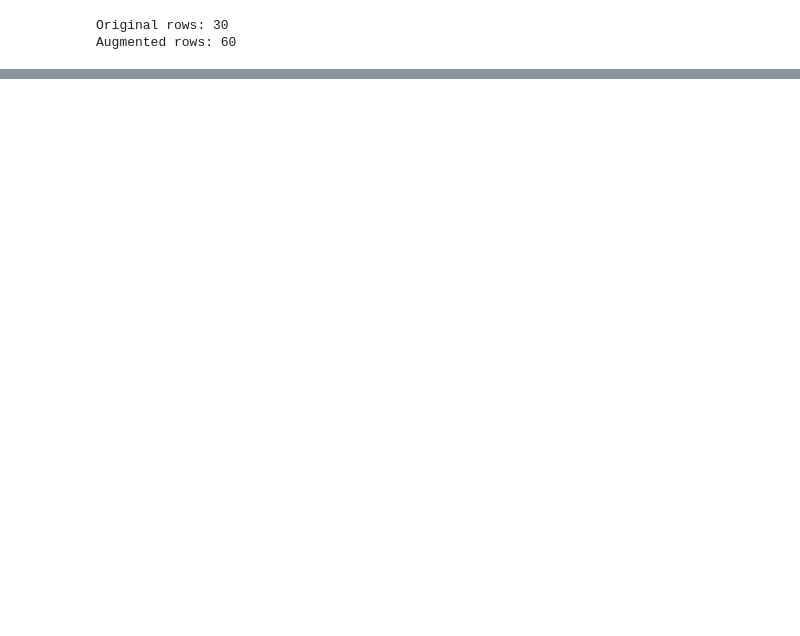
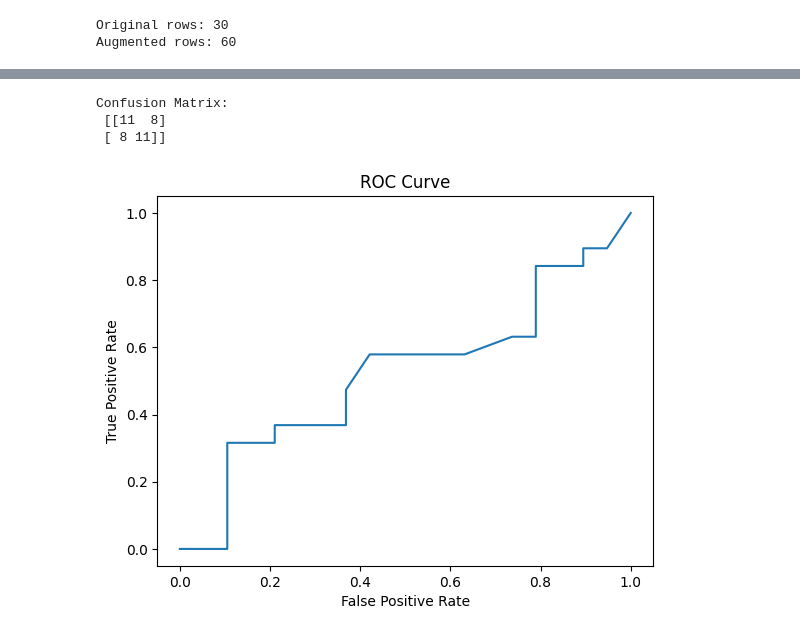
Before and after one commit to Shreya-Sharma03/AI-Travel-Intelligence-System, a Jupyter notebook: TripSenseData.ipynb, the cells around one changed output, grey strips where cells are left out. Drawn from its saved outputs; the diff is of its cells as text; code cells hidden in the pictures; blank space fills up the shorter version.

```diff
--- a/TripSenseData.ipynb
+++ b/TripSenseData.ipynb
@@ -350,0 +1045,21 @@ augmented_data = augmented_data.sample(frac=1, random_state=42).reset_index(drop
+# %%
+df["UrgencyScore"] = 1 / (df["BookingLeadDays"] + 1)
+# %%
+df["EngagementScore"] = (
+    df["DurationDays"] *
+    df["FamilySize"]
+)
+# %%
+from sklearn.linear_model import LogisticRegression
+from sklearn.svm import SVC
+
+models = {
+    "RandomForest": RandomForestClassifier(),
+    "LogisticRegression": LogisticRegression(max_iter=1000),
+    "SVM": SVC(probability=True)
+}
+
+for name, model in models.items():
+    model.fit(X_train, y_train)
+    pred = model.predict(X_test)
+    print(name, "Accuracy:", accuracy_score(y_test, pred))
@@ -350,0 +1204,28 @@ augmented_data = augmented_data.sample(frac=1, random_state=42).reset_index(drop
+# %%
+from sklearn.metrics import confusion_matrix
+
+best_model = RandomForestClassifier()
+best_model.fit(X_train, y_train)
+
+y_pred_best = best_model.predict(X_test)
+
+print("Confusion Matrix:\n", confusion_matrix(y_test, y_pred_best))
+# %% [output]
+Confusion Matrix:
+ [[11  8]
+ [ 8 11]]
+# %%
+from sklearn.metrics import roc_curve
+import matplotlib.pyplot as plt
+
+y_prob_best = best_model.predict_proba(X_test)[:,1]
+
+fpr, tpr, thresholds = roc_curve(y_test, y_prob_best)
+
+plt.plot(fpr, tpr)
+plt.xlabel("False Positive Rate")
+plt.ylabel("True Positive Rate")
+plt.title("ROC Curve")
+plt.show()
+# %% [output]
+[figure, added]
```
Also changed, not shown: parts of 69 cells of this notebook.
